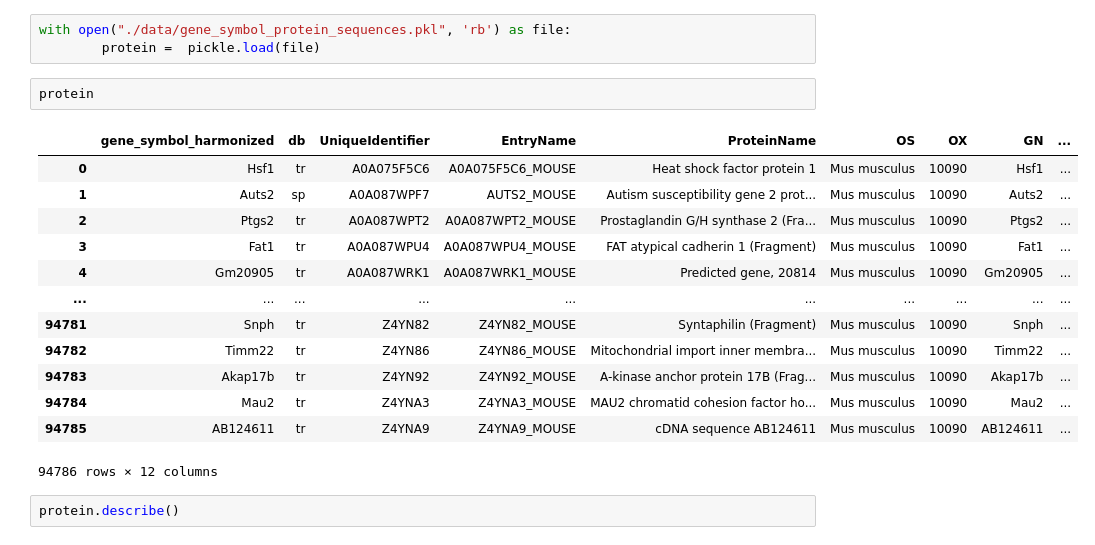
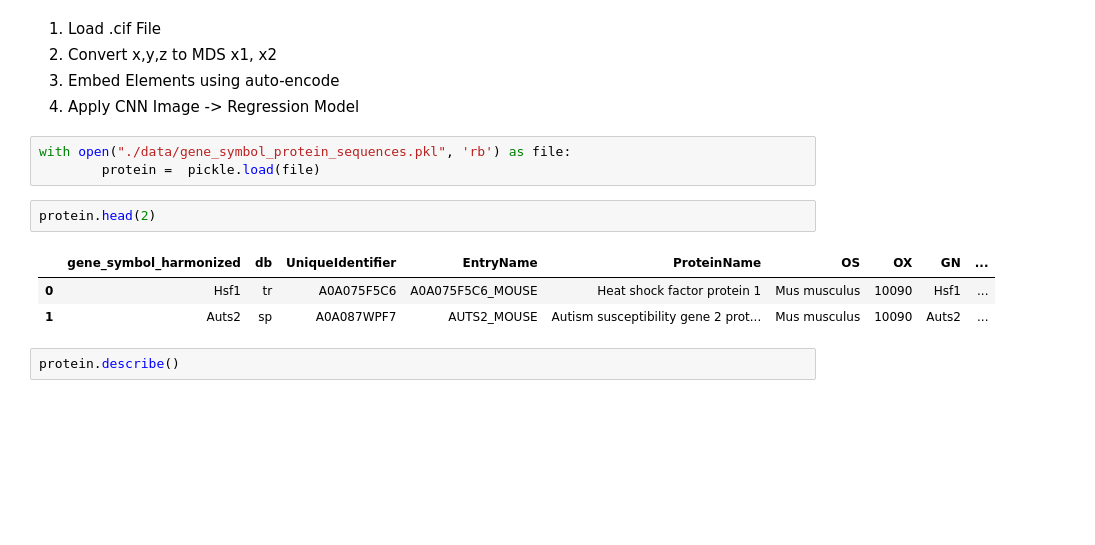
Before and after one commit to gene-to-phenotype-predictions/bert_dna_weight, a Jupyter notebook: Protien.ipynb, the cells around one changed output. Drawn from its saved outputs; the diff is of its cells as text; blank space fills up the shorter version.

```diff
--- a/Protien.ipynb
+++ b/Protien.ipynb
@@ -23,22 +32,17 @@ from sklearn.preprocessing import StandardScaler
+# %% [markdown]
+1. Load .cif File
+2. Convert x,y,z to MDS x1, x2
+3. Embed Elements using auto-encode
+4. Apply CNN Image -> Regression Model
 # %%
 with open("./data/gene_symbol_protein_sequences.pkl", 'rb') as file:
         protein =  pickle.load(file)
 # %%
-protein
+protein.head(2)
 # %% [output]
 |  | gene_symbol_harmonized | db | UniqueIdentifier | EntryName | ProteinName | OS | OX | GN | ... |
 | 0 | Hsf1 | tr | A0A075F5C6 | A0A075F5C6_MOUSE | Heat shock factor protein 1 | Mus musculus | 10090 | Hsf1 | ... |
 | 1 | Auts2 | sp | A0A087WPF7 | AUTS2_MOUSE | Autism susceptibility gene 2 prot... | Mus musculus | 10090 | Auts2 | ... |
-| 2 | Ptgs2 | tr | A0A087WPT2 | A0A087WPT2_MOUSE | Prostaglandin G/H synthase 2 (Fra... | Mus musculus | 10090 | Ptgs2 | ... |
-| 3 | Fat1 | tr | A0A087WPU4 | A0A087WPU4_MOUSE | FAT atypical cadherin 1 (Fragment) | Mus musculus | 10090 | Fat1 | ... |
-| 4 | Gm20905 | tr | A0A087WRK1 | A0A087WRK1_MOUSE | Predicted gene, 20814 | Mus musculus | 10090 | Gm20905 | ... |
-| ... | ... | ... | ... | ... | ... | ... | ... | ... | ... |
-| 94781 | Snph | tr | Z4YN82 | Z4YN82_MOUSE | Syntaphilin (Fragment) | Mus musculus | 10090 | Snph | ... |
-| 94782 | Timm22 | tr | Z4YN86 | Z4YN86_MOUSE | Mitochondrial import inner membra... | Mus musculus | 10090 | Timm22 | ... |
-| 94783 | Akap17b | tr | Z4YN92 | Z4YN92_MOUSE | A-kinase anchor protein 17B (Frag... | Mus musculus | 10090 | Akap17b | ... |
-| 94784 | Mau2 | tr | Z4YNA3 | Z4YNA3_MOUSE | MAU2 chromatid cohesion factor ho... | Mus musculus | 10090 | Mau2 | ... |
-| 94785 | AB124611 | tr | Z4YNA9 | Z4YNA9_MOUSE | cDNA sequence AB124611 | Mus musculus | 10090 | AB124611 | ... |
-94786 rows × 12 columns
 # %%
 protein.describe()
 # %% [output]
```
Also changed, not shown: parts of 16 cells of this notebook, 1 other file.
